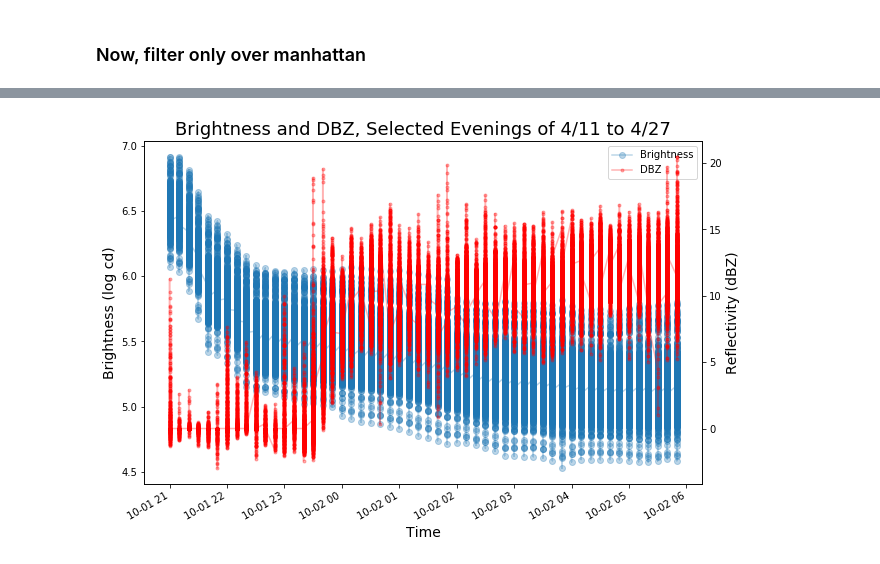
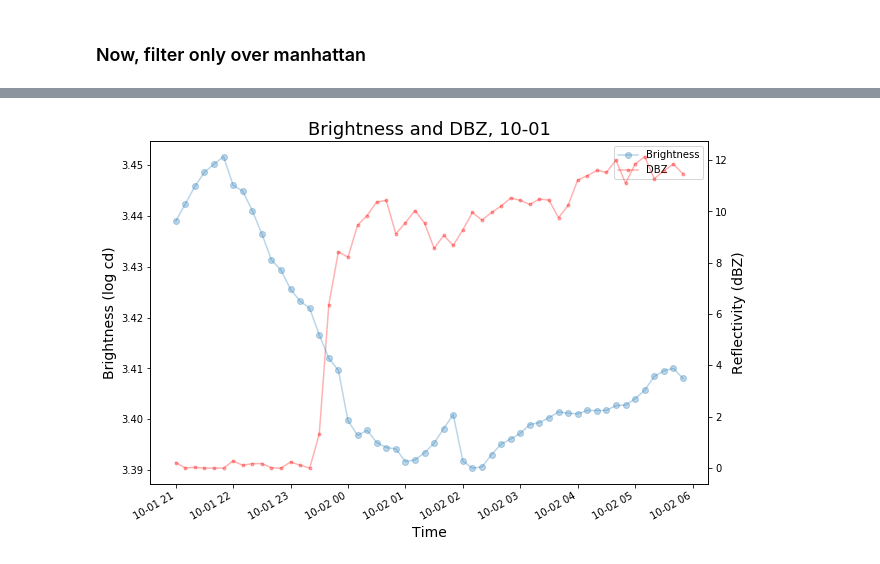
Before and after one commit to cmoscardi/independent_2018, a Jupyter notebook: join/join_oct1.ipynb, the cells around one changed output, grey strips where cells are left out. Cells and saved outputs as stored; diff of their text form; code cells hidden in the pictures.

```diff
--- a/join/join_oct1.ipynb
+++ b/join/join_oct1.ipynb
@@ -140,37 +107,41 @@ joined.plot(ax=ax)
 # %%
-fig = plt.figure(figsize=(10,7),facecolor='w')
-ax = fig.add_subplot(111)
-df = joined
-lns1 = ax.plot(df['timestamp'],df['z'], '-o', label = 'Brightness',alpha=0.3)
-ax2 = ax.twinx()
-lns3 = ax2.plot(df['timestamp'],df['dbzh'], '-r.', label = 'DBZ',alpha=0.3)
+def fancy_plot(df):
+    fig = plt.figure(figsize=(10,7),facecolor='w')
+    ax = fig.add_subplot(111)
+    lns1 = ax.plot(df['timestamp'].unique(),df.groupby('timestamp').z.mean(), '-o', label = 'Brightness',alpha=0.3)
+    ax2 = ax.twinx()
+    lns3 = ax2.plot(df['timestamp'].unique(),df.groupby('timestamp').dbzh.mean(), '-r.', label = 'DBZ',alpha=0.3)
 
 
-lns = lns1+lns3
-labs = [l.get_label() for l in lns]
-ax.legend(lns, labs, loc=0)
+    lns = lns1+lns3
+    labs = [l.get_label() for l in lns]
+    ax.legend(lns, labs, loc=0)
 
 
-fig.autofmt_xdate()
-#ax.grid()
-ax.set_title('Brightness and DBZ, Selected Evenings of 4/11 to 4/27',fontsize=18)
-#ax.set_xlim('22017-09-30 19:00:33', '2017-10-01 07:51:52')
-#ax.set_xlim('2017-04-13 21:00:00', '2017-04-29 05:00:00')
+    fig.autofmt_xdate()
+    #ax.grid()
+    ax.set_title('Brightness and DBZ, 10-01',fontsize=18)
+    #ax.set_xlim('22017-09-30 19:00:33', '2017-10-01 07:51:52')
+    #ax.set_xlim('2017-04-13 21:00:00', '2017-04-29 05:00:00')
 
 
-#ax.set_xlim('2017-04-14 21:00:00', '2017-04-15 05:00:00')
-#ax.set_xlim('2017-04-18 21:00:00', '2017-04-19 05:00:00')
-#ax.set_xlim('2017-04-23 21:00:00', '2017-04-24 05:00:00')
-#ax.set_xlim('2017-04-24 21:00:00', '2017-04-25 05:00:00')
-#ax.set_xlim('2017-04-27 21:00:00', '2017-04-28 05:00:00')
+    #ax.set_xlim('2017-04-14 21:00:00', '2017-04-15 05:00:00')
+    #ax.set_xlim('2017-04-18 21:00:00', '2017-04-19 05:00:00')
+    #ax.set_xlim('2017-04-23 21:00:00', '2017-04-24 05:00:00')
+    #ax.set_xlim('2017-04-24 21:00:00', '2017-04-25 05:00:00')
+    #ax.set_xlim('2017-04-27 21:00:00', '2017-04-28 05:00:00')
 
-#ax.set_ylim(0, 0.08)
+    #ax.set_ylim(0, 0.08)
 
-ax.set_xlabel("Time",fontsize=14)
-ax.set_ylabel("Brightness (log cd)",fontsize=14)
-ax2.set_ylabel("Reflectivity (dBZ)",fontsize=14)
+    ax.set_xlabel("Time",fontsize=14)
+    ax.set_ylabel("Brightness (log cd)",fontsize=14)
+    ax2.set_ylabel("Reflectivity (dBZ)",fontsize=14)
 
-plt.show()
+    plt.show()
-# %% [output]
-[figure, removed]
+# %%
+import matplotlib.pyplot as plt
+%matplotlib inline
+fancy_plot(mgd)
+# %% [output]
+[figure, added]
 # %%
```
Also changed, not shown: parts of 24 cells of this notebook, 6 other files.
